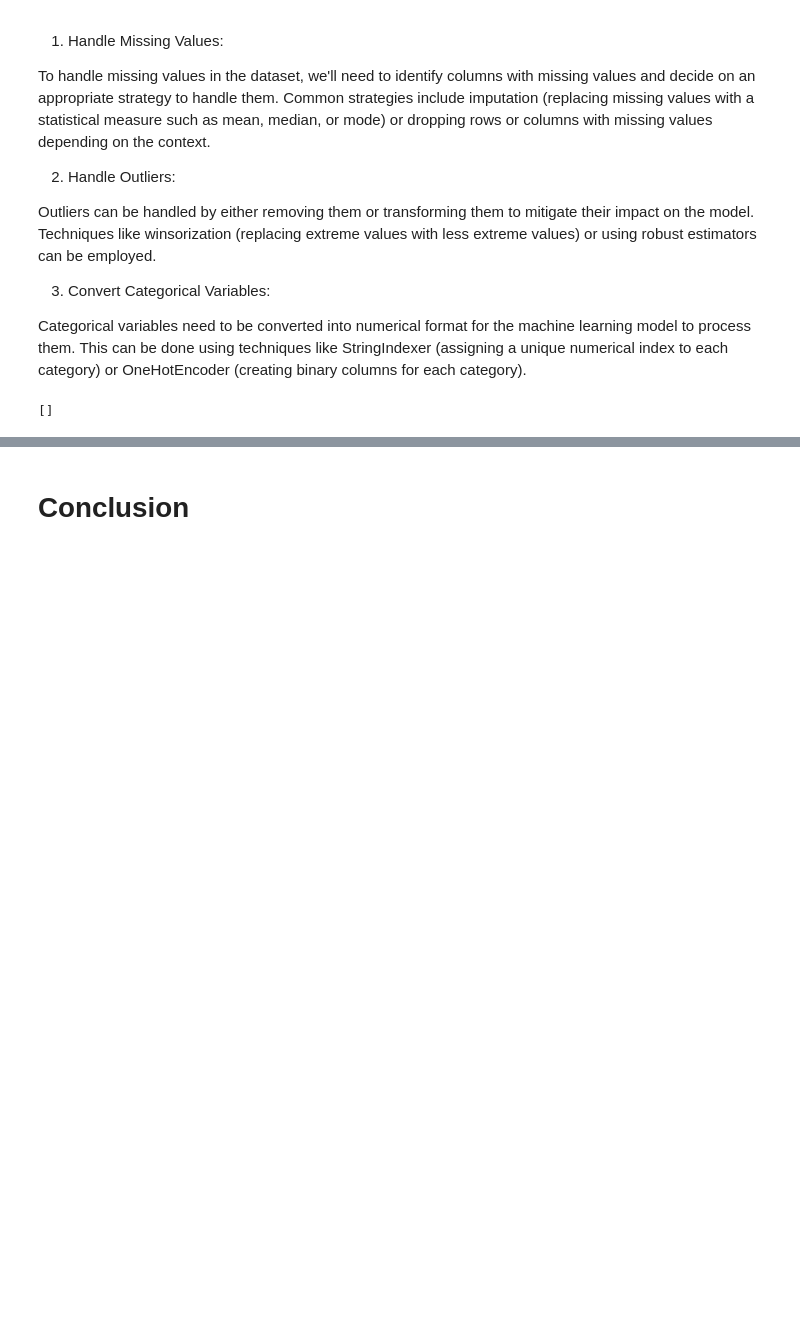
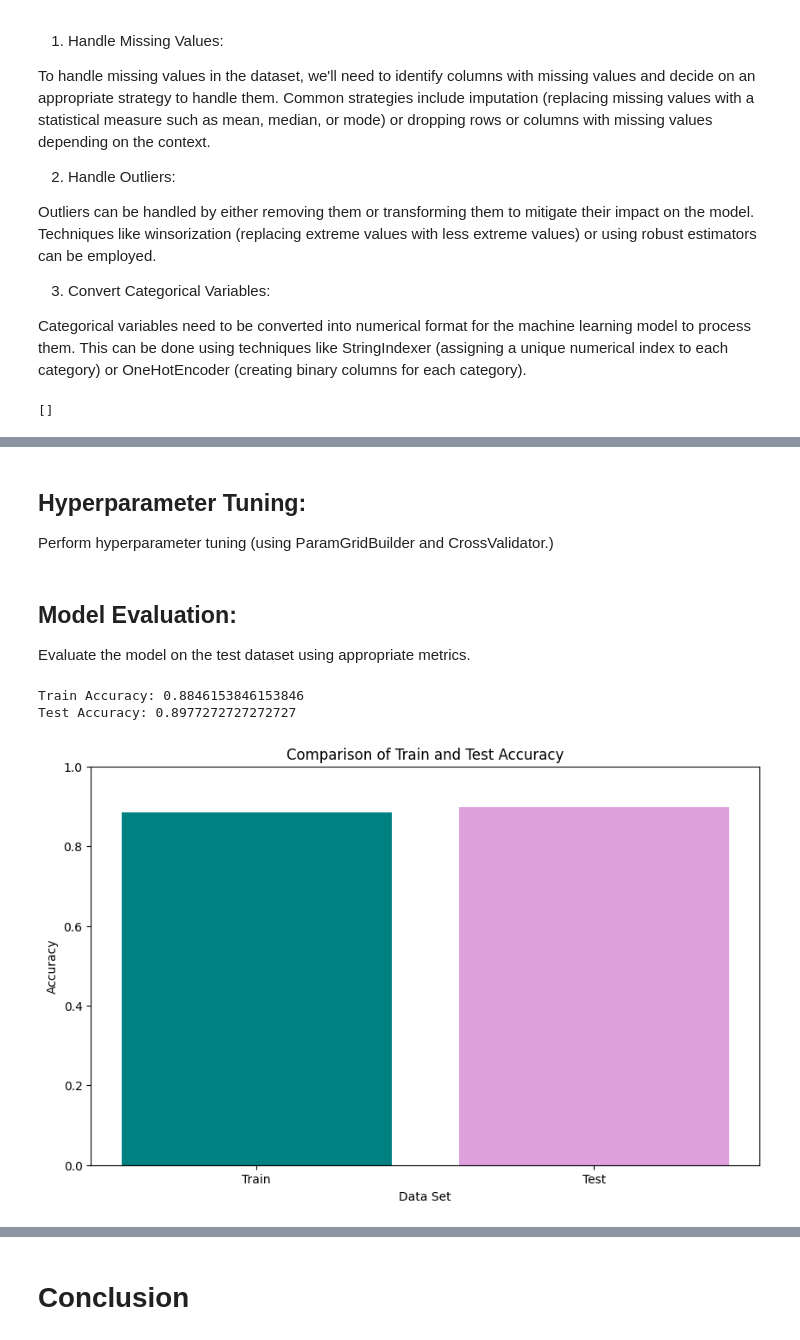
Before and after one commit to Ayushx29/Financial-Forecasting-Frontier-Distributed-Machine-Learning, a Jupyter notebook: Financial_Forecasting_Frontier.ipynb, the cells around one changed output, grey strips where cells are left out. Cells and saved outputs as stored; diff of their text form; code cells hidden in the pictures; blank space fills up the shorter version.

```diff
--- a/Financial_Forecasting_Frontier.ipynb
+++ b/Financial_Forecasting_Frontier.ipynb
@@ -1277,0 +845,7 @@ Answer Here.
+# %%
+# Initialize the Logistic Regression model
+lr = LogisticRegression(featuresCol="features", labelCol="label")
+# %% [markdown]
+## **Hyperparameter Tuning:**
+
+Perform hyperparameter tuning (using ParamGridBuilder and CrossValidator.)
@@ -1277,0 +856,67 @@ Answer Here.
+# %%
+# Define a parameter grid for hyperparameter tuning
+paramGrid = ParamGridBuilder() \
+    .addGrid(lr.regParam, [0.1, 0.01, 0.001,0.0001]) \
+    .addGrid(lr.elasticNetParam, [0.0, 0.5, 1.0]) \
+    .build()
+
+# Define a CrossValidator for model selection
+crossval = CrossValidator(estimator=lr,
+                          estimatorParamMaps=paramGrid,
+                          evaluator=BinaryClassificationEvaluator(),
+                          numFolds=5)  # 5-fold cross-validation
+# %%
+# Train the model with hyperparameter tuning
+cv_model = crossval.fit(train_df)
+# %% [markdown]
+## **Model Evaluation:**
+
+
+Evaluate the model on the test dataset using appropriate metrics.
+# %%
+from pyspark.sql import SparkSession
+from pyspark.ml import Pipeline
+from pyspark.ml.feature import StringIndexer, OneHotEncoder, VectorAssembler
+from pyspark.ml.classification import LogisticRegression
+from pyspark.ml.evaluation import BinaryClassificationEvaluator
+from pyspark.ml.tuning import ParamGridBuilder, CrossValidator
+import pandas as pd
+import matplotlib.pyplot as plt
+
+# Make predictions on the training set
+train_predictions = cv_model.transform(train_df)
+
+# Evaluate the model on the training set
+evaluator = BinaryClassificationEvaluator(labelCol="label")
+
+
+# Calculate training accuracy
+train_accuracy = train_predictions.filter(train_predictions.label == train_predictions.prediction).count() / float(train_df.count())
+print(f"Train Accuracy: {train_accuracy}")
+
+# Make predictions on the test set
+test_predictions = cv_model.transform(test_df)
+
+
+# Calculate test accuracy
+test_accuracy = test_predictions.filter(test_predictions.label == test_predictions.prediction).count() / float(test_df.count())
+print(f"Test Accuracy: {test_accuracy}")
+
+# Visualize the comparison of train and test accuracy
+metrics = pd.DataFrame({
+    'Data Set': ['Train', 'Test'],
+    'Accuracy': [train_accuracy, test_accuracy]
+})
+
+# Plot the comparison
+plt.figure(figsize=(10, 6))
+plt.bar(metrics['Data Set'], metrics['Accuracy'], color=['teal', 'plum'])
+plt.ylim(0, 1)
+plt.xlabel('Data Set')
+plt.ylabel('Accuracy')
+plt.title('Comparison of Train and Test Accuracy')
+plt.show()
+# %% [output]
+Train Accuracy: 0.8846153846153846
+Test Accuracy: 0.8977272727272727
+[figure, added]
```
Also changed, not shown: parts of 343 cells of this notebook.
